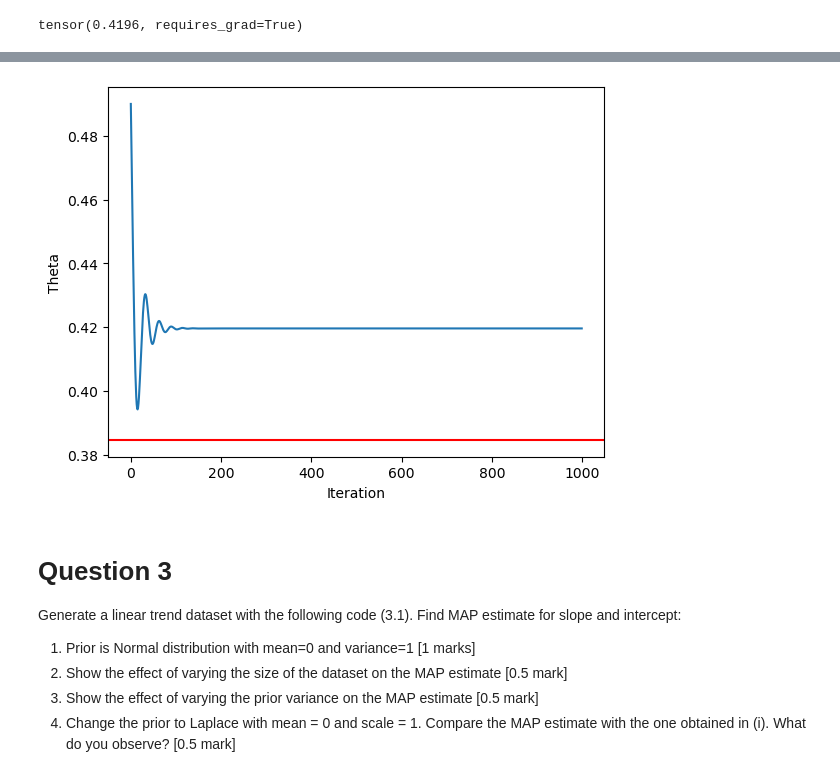
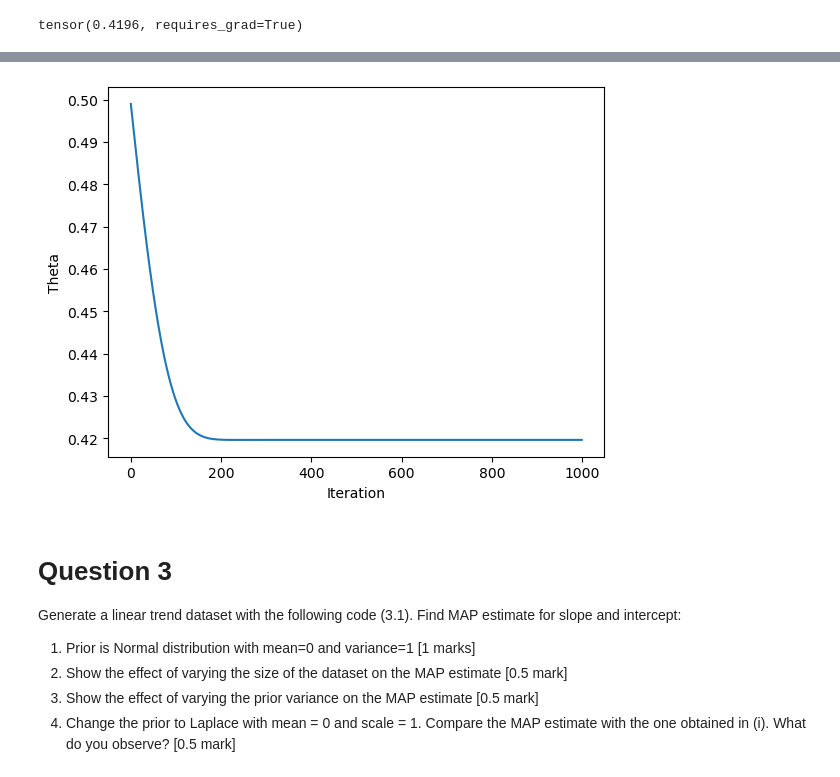
Before and after one commit to DhairyaShah981/pml-assignment2-dhairya-yeeshu, a Jupyter notebook: assignment-2.ipynb, the cells around one changed output, grey strips where cells are left out. Cells and saved outputs as stored; diff of their text form; code cells hidden in the pictures.

```diff
--- a/assignment-2.ipynb
+++ b/assignment-2.ipynb
@@ -31,0 +202,19 @@ model = torch.nn.Sequential(
+# %%
+# Plot the final fits for each variance value
+plt.figure(figsize=(12, 8))
+
+for i, variance_value in enumerate(variance_values):
+    model = final_fits[i]
+    with torch.no_grad():
+        predictions = model(X_tensor).detach().numpy()
+    plt.subplot(1, 3, i + 1)
+    plt.scatter(X, y, label='Data', color='blue')
+    plt.plot(X, predictions, label='Final Fit', color='red')
+    plt.fill_between(X, predictions.squeeze() - 1.96 * np.sqrt(variance_value),
+                     predictions.squeeze() + 1.96 * np.sqrt(variance_value),
+                     color='red', alpha=0.3)
+    plt.title('Variance: {:.5f}'.format(variance_value))
+    plt.legend()
+    plt.ylim(-2, 2)  # Adjust based on your data range
+
+plt.tight_layout()
@@ -65,24 +256,25 @@ def nll_coin(obs, theta):
     dist = torch.distributions.Bernoulli(theta)
     return -dist.log_prob(obs).sum()
 
-def nll_coin_beta(obs, theta, alpha, beta):
+def nll_coin_beta(theta, alpha, beta):
     dist = torch.distributions.Beta(alpha, beta)
     return -dist.log_prob(theta).sum()
 
-def nll_coin_gaussian(obs, theta, mu, sigma):
+def nll_coin_gaussian(theta, mu, sigma):
     dist = torch.distributions.Normal(mu, sigma)
     return -dist.log_prob(theta).sum()
 # %%
 alpha = torch.tensor(2.)
 beta = torch.tensor(3.)
-theta_initial = torch.tensor(0.5, requires_grad=True)
+mode = (alpha-1)/(alpha+beta-2)
+theta_initial = torch.tensor(mode, requires_grad=True)
 loss_history = []
 theta_history = []
-optimizer = torch.optim.Adam([theta_initial], lr=0.01)
+optimizer = torch.optim.Adam([theta_initial], lr=0.001)
 
 for i in range(1000):
     optimizer.zero_grad()
-    loss = nll_coin_beta(torch.tensor(obs).float(), theta_initial, alpha, beta) + nll_coin(obs, theta_initial)
+    loss = nll_coin_beta(theta_initial, alpha, beta) + nll_coin(obs, theta_initial)
     loss.backward()
     optimizer.step()
     loss_history.append(loss.item())
@@ -116,11 +308,11 @@ sigma = torch.tensor(torch.sqrt(torch.tensor(0.1)))
 theta_initial = torch.tensor(0.5, requires_grad=True)
 loss_history = []
 theta_history = []
-optimizer = torch.optim.Adam([theta_initial], lr=0.01)
+optimizer = torch.optim.Adam([theta_initial], lr=0.001)
 
 for i in range(1000):
     optimizer.zero_grad()
-    loss = nll_coin_gaussian(torch.tensor(obs).float(), theta_initial, mu, sigma) + nll_coin(obs, theta_initial)
+    loss = nll_coin_gaussian(theta_initial, mu, sigma) + nll_coin(obs, theta_initial)
     loss.backward()
     optimizer.step()
     loss_history.append(loss.item())
@@ -141,13 +333,12 @@ plt.show()
 # %%
 # plot the theta
 
 plt.plot(theta_history)
-plt.axhline(analytical_map_beta, color='r', label='Analytical Theta')
 plt.xlabel('Iteration')
 plt.ylabel('Theta')
 plt.show()
 # %% [output]
-[figure, old version]
+[figure, new version]
 # %% [markdown]
 # Question 3
 
```
Also changed, not shown: parts of 15 cells of this notebook, 2 other files.
